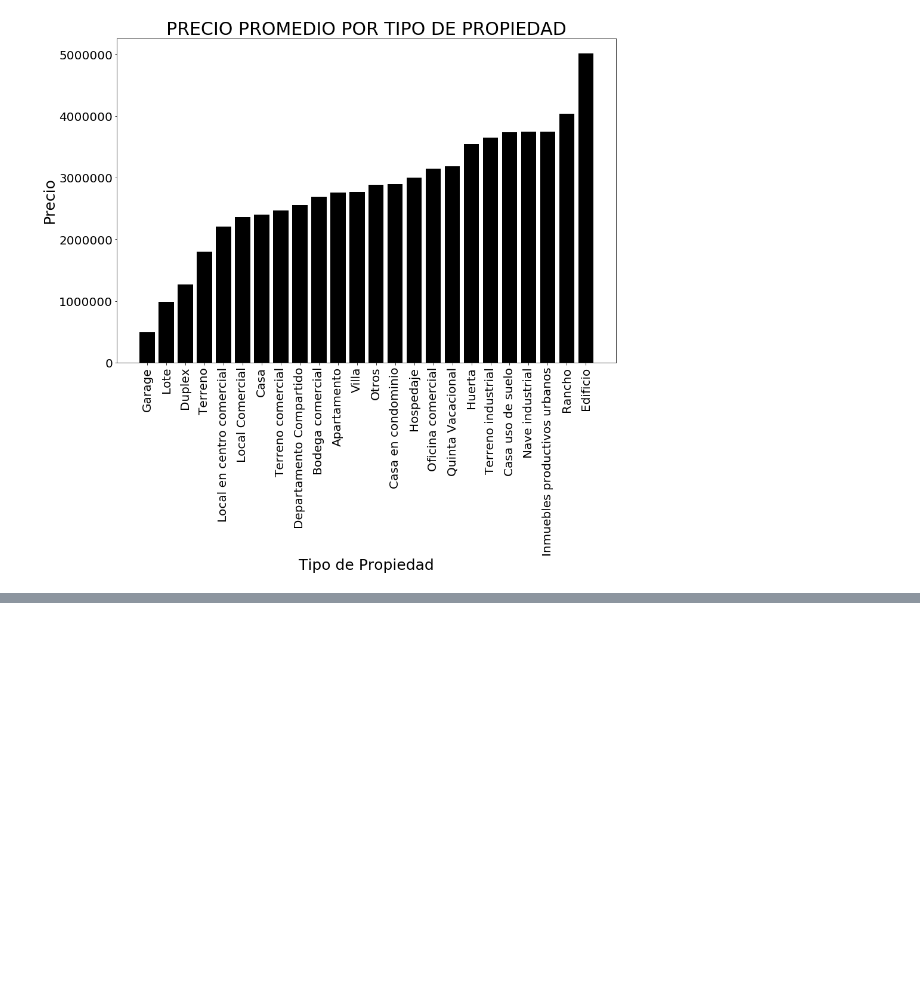
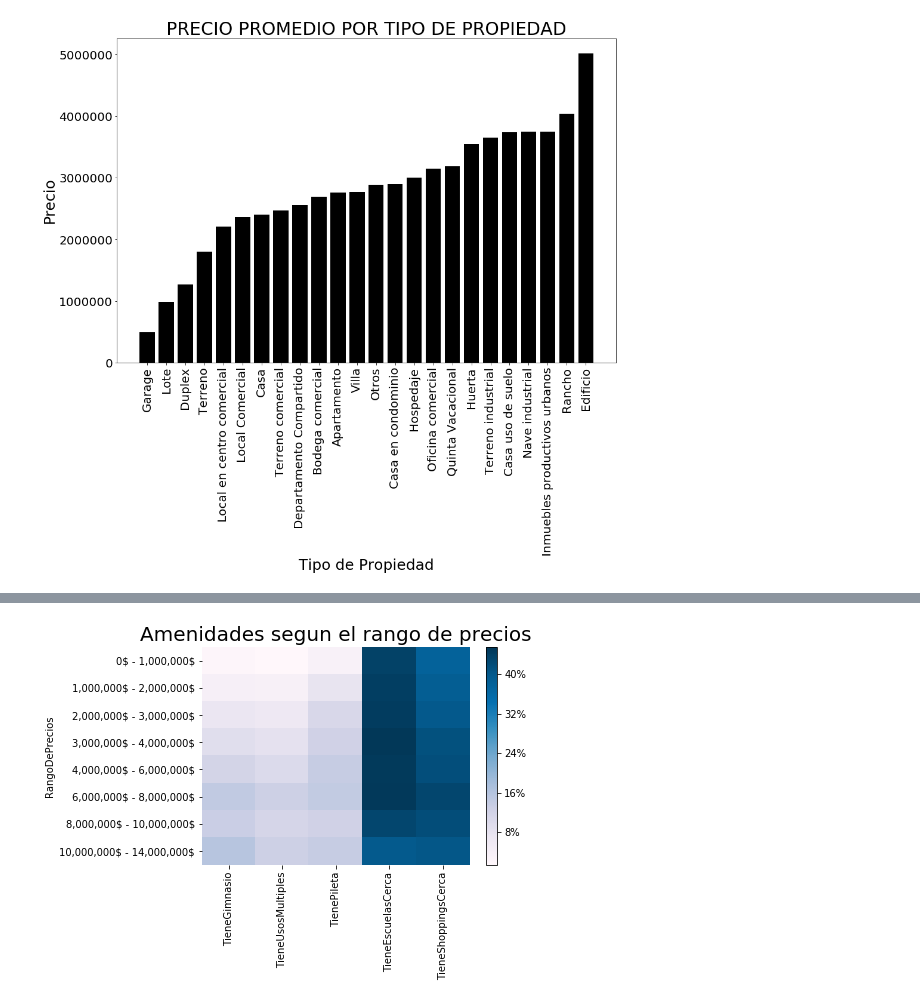
Before and after one commit to komod0/TPs-Org.Datos, a Jupyter notebook: tp1/Analisis de propiedades.ipynb, the cells around one changed output, grey strips where cells are left out. Cells and saved outputs as stored; diff of their text form; code cells hidden in the pictures; blank space fills up the shorter version.

Commit message:
Grafico de % de props con amenidades por rango de precio

```diff
--- a/tp1/Analisis de propiedades.ipynb
+++ b/tp1/Analisis de propiedades.ipynb
@@ -601,0 +626,19 @@ dfok.nsmallest(15, 'MetrosCuadradosTotales')
+# %%
+df_rango = df_aux.groupby("RangoDePrecios").mean().reset_index()
+# %%
+"""Reordeno una fila del DF a mano para que se vean en el orden correcto los rangos de precios"""
+temp = df_rango.iloc[2].copy()
+df_rango.drop(df_rango.index[2], inplace=True)
+df_rango = df_rango.append(temp)
+# %%
+df_rango.index = df_rango["RangoDePrecios"]
+# %%
+df_rango = df_rango.drop("RangoDePrecios", axis=1)
+# %%
+ax = sb.heatmap(df_rango*100,cmap="PuBu", cbar=False);
+cbar = ax.figure.colorbar(ax.collections[0])
+cbar.set_ticks([8, 16, 24, 32, 40])
+cbar.set_ticklabels(["8%", "16%", "24%", "32%", "40%"])
+plt.title("Amenidades segun el rango de precios", fontsize=20);
+# %% [output]
+[figure, added]
```
Also changed, not shown: parts of 4 cells of this notebook.
